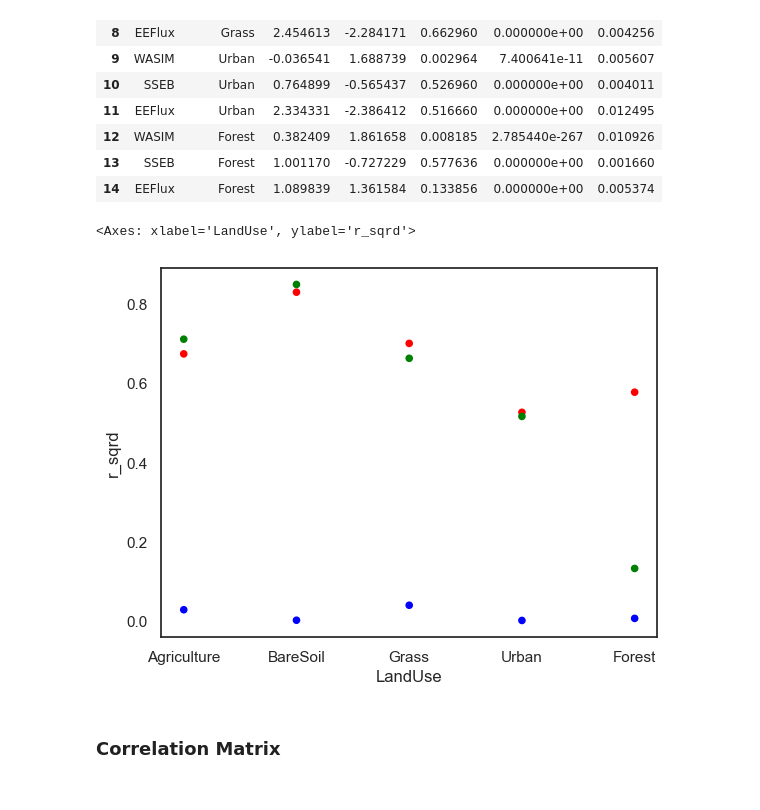
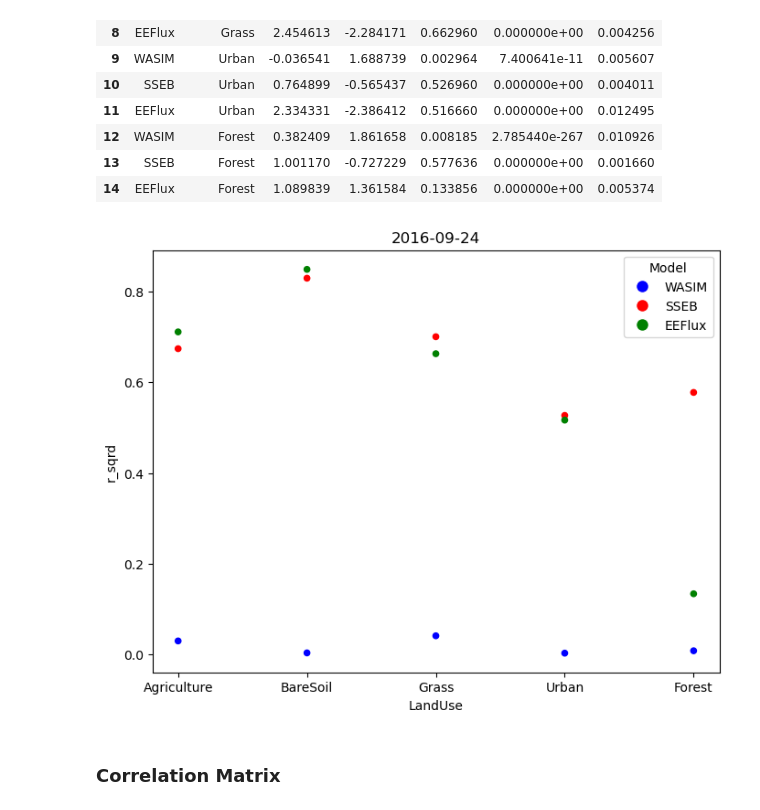
Before and after one commit to nicolast911/ET_master_project, a Jupyter notebook: scripts/images+analysis/2016_09_24_analysis.ipynb, the cells around one changed output. Cells and saved outputs as stored; diff of their text form; code cells hidden in the pictures.

```diff
--- a/scripts/images+analysis/2016_09_24_analysis.ipynb
+++ b/scripts/images+analysis/2016_09_24_analysis.ipynb
@@ -1493,13 +1495,21 @@ df
 | 13 | SSEB | Forest | 1.001170 | -0.727229 | 0.577636 | 0.000000e+00 | 0.001660 |
 | 14 | EEFlux | Forest | 1.089839 | 1.361584 | 0.133856 | 0.000000e+00 | 0.005374 |
 # %%
-colors = {"WASIM":"blue",
-          "SSEB": "red",
-          "EEFlux": "green"}
-df.plot.scatter(x = "LandUse", y = "r_sqrd", c = df["Model"].map(colors))
+colors = {"WASIM": "blue", "SSEB": "red", "EEFlux": "green"}
+
+# Scatter plot
+scatter_plot = df.plot.scatter(x="LandUse", y="r_sqrd", c=df["Model"].map(colors), figsize=(8, 6))
+
+# Create a legend
+legend_labels = [plt.Line2D([0], [0], marker='o', color='w', label=label, markerfacecolor=color, markersize=10) for label, color in colors.items()]
+scatter_plot.legend(handles=legend_labels, title="Model")
+
+# Set the title
+scatter_plot.set_title(date_met)
+
+plt.show()
 # %% [output]
-<Axes: xlabel='LandUse', ylabel='r_sqrd'>
-[figure, old version]
+[figure, new version]
 # %% [markdown]
 ### Correlation Matrix
 # %%
```
Also changed, not shown: parts of 31 cells of this notebook, 10 other files.
